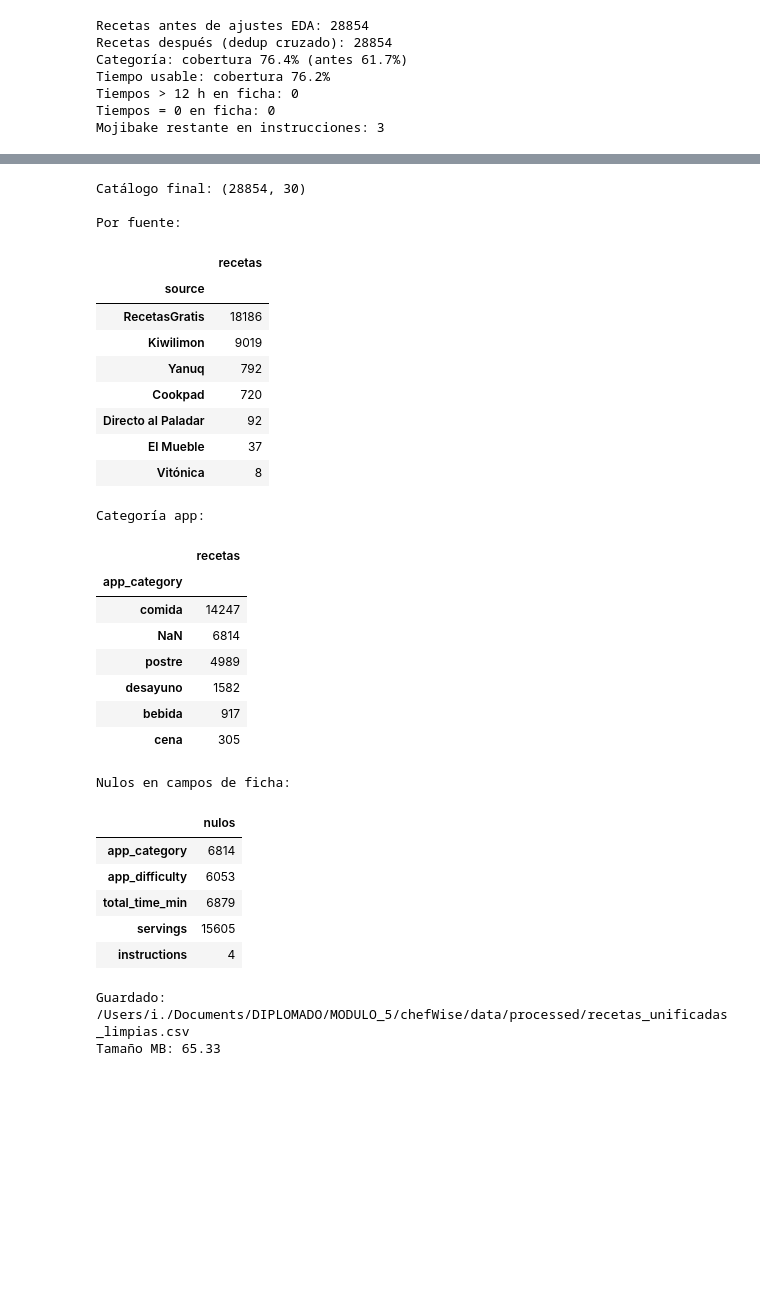
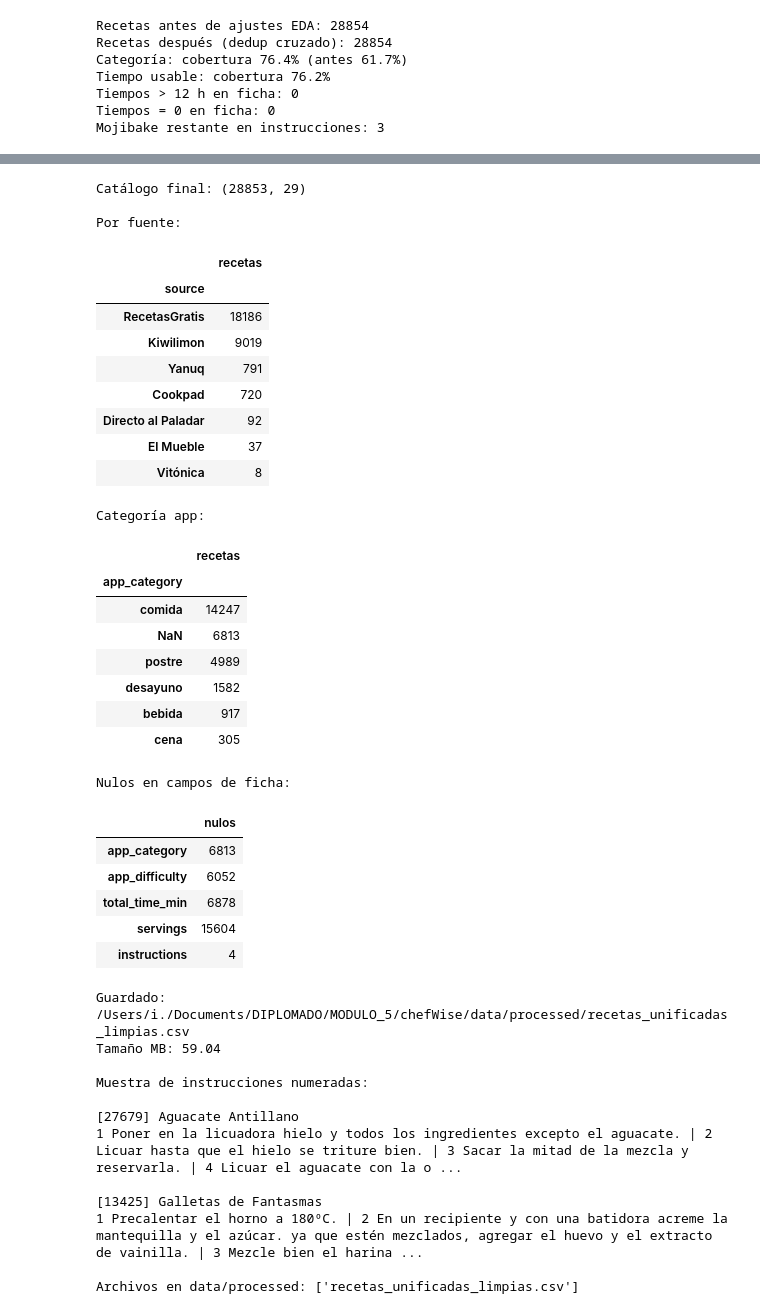
Before and after one commit to lezti02/chefWise, a Jupyter notebook: notebooks/01_limpieza_y_unificacion_recetas.ipynb, the cells around one changed output, grey strips where cells are left out. Saved outputs shown, nothing was run; the diff lists cells and outputs as text; code cells hidden in the pictures; blank space fills up the shorter version.

```diff
--- a/notebooks/01_limpieza_y_unificacion_recetas.ipynb
+++ b/notebooks/01_limpieza_y_unificacion_recetas.ipynb
@@ -1055,16 +963,0 @@ variedad de país, pero con más huecos de metadatos.
-# %%
-source_counts = eda["source"].value_counts().sort_values(ascending=True)
-
-fig, ax = plt.subplots(figsize=(8.2, 4.2))
-fig.patch.set_facecolor(BG)
-bars = ax.barh(source_counts.index, source_counts.values, color=OLIVE, height=0.62)
-ax.xaxis.grid(True, color=LINE, linewidth=0.7)
-ax.set_axisbelow(True)
-ax.set_title("Recetas por fuente")
-finish_ax(ax, xlabel="Número de recetas")
-for bar, val in zip(bars, source_counts.values):
-    ax.text(val + max(source_counts.values) * 0.012, bar.get_y() + bar.get_height() / 2,
-            f"{val:,}".replace(",", " "), va="center", ha="left", color=INK, fontsize=9)
-ax.set_xlim(0, source_counts.max() * 1.16)
-save_fig(fig, "01_recetas_por_fuente")
-plt.show()
@@ -1599,6 +2355,18 @@ valid_cat = {"desayuno", "comida", "cena", "postre", "bebida"}
 valid_diff = {"facil", "intermedio", "reto"}
 assert set(recipes["app_category"].dropna().unique()).issubset(valid_cat)
 assert set(recipes["app_difficulty"].dropna().unique()).issubset(valid_diff)
+
+assert "context" not in recipes.columns
+
+
+def _numbered(text):
+    return all(re.match(rf"^{i}\s", step) for i, step in enumerate(text.split(" | "), 1))
+
+
+assert recipes["instructions"].dropna().map(_numbered).all(), "hay instrucciones sin numerar"
+assert not recipes["instructions"].eq("Revisión requerida").any()
+leaks = after.drop(index="Tabasco")
+assert leaks.to_numpy().sum() == 0, leaks[leaks.sum(axis=1) > 0]
 
 print("Catálogo final:", recipes.shape)
 print("\nPor fuente:")
@@ -1609,43 +2377,59 @@ print("\nNulos en campos de ficha:")
 display(
     recipes[["app_category", "app_difficulty", "total_time_min", "servings", "instructions"]]
     .isna().sum().to_frame("nulos")
 )
 
 PROCESSED_DIR.mkdir(parents=True, exist_ok=True)
 recipes.to_csv(OUTPUT_PATH, index=False, encoding="utf-8-sig")
 print("\nGuardado:", OUTPUT_PATH)
 print("Tamaño MB:", round(OUTPUT_PATH.stat().st_size / 1024 / 1024, 2))
+
+print("\nMuestra de instrucciones numeradas:")
+for _, row in recipes[recipes["instructions"].notna()].sample(2, random_state=7).iterrows():
+    print(f"\n[{row['recipe_id']}] {row['name']}\n{row['instructions'][:420]}...")
+
+print("\nArchivos en data/processed:", sorted(p.name for p in PROCESSED_DIR.iterdir() if not p.name.startswith(".")))
 # %% [output]
-Catálogo final: (28854, 30)
+Catálogo final: (28853, 29)
 
 Por fuente:
 |  | recetas |
 | source |  |
 | RecetasGratis | 18186 |
 | Kiwilimon | 9019 |
-| Yanuq | 792 |
+| Yanuq | 791 |
 | Cookpad | 720 |
 | Directo al Paladar | 92 |
 | El Mueble | 37 |
 | Vitónica | 8 |
 Categoría app:
 |  | recetas |
 | app_category |  |
 | comida | 14247 |
-| NaN | 6814 |
+| NaN | 6813 |
 | postre | 4989 |
 | desayuno | 1582 |
 | bebida | 917 |
 | cena | 305 |
 Nulos en campos de ficha:
 |  | nulos |
-| app_category | 6814 |
-| app_difficulty | 6053 |
-| total_time_min | 6879 |
-| servings | 15605 |
+| app_category | 6813 |
+| app_difficulty | 6052 |
+| total_time_min | 6878 |
+| servings | 15604 |
 | instructions | 4 |
 Guardado: /Users/i./Documents/DIPLOMADO/MODULO_5/chefWise/data/processed/recetas_unificadas_limpias.csv
-Tamaño MB: 65.33
+Tamaño MB: 59.04
+
+Muestra de instrucciones numeradas:
+
+[27679] Aguacate Antillano
+1 Poner en la licuadora hielo y todos los ingredientes excepto el aguacate. | 2 Licuar hasta que el hielo se triture bien. | 3 Sacar la mitad de la mezcla y reservarla. | 4 Licuar el aguacate con la o ...
+
+[13425] Galletas de Fantasmas
+1 Precalentar el horno a 180ºC. | 2 En un recipiente y con una batidora acreme la mantequilla y el azúcar. ya que estén mezclados, agregar el huevo y el extracto de vainilla. | 3 Mezcle bien el harina ...
+
+Archivos en data/processed: ['recetas_unificadas_limpias.csv']
 # %% [markdown]
 ## 15. Qué queda para el modelo y la app
 
```
Also changed, not shown: parts of 41 cells of this notebook, 1 other file.
